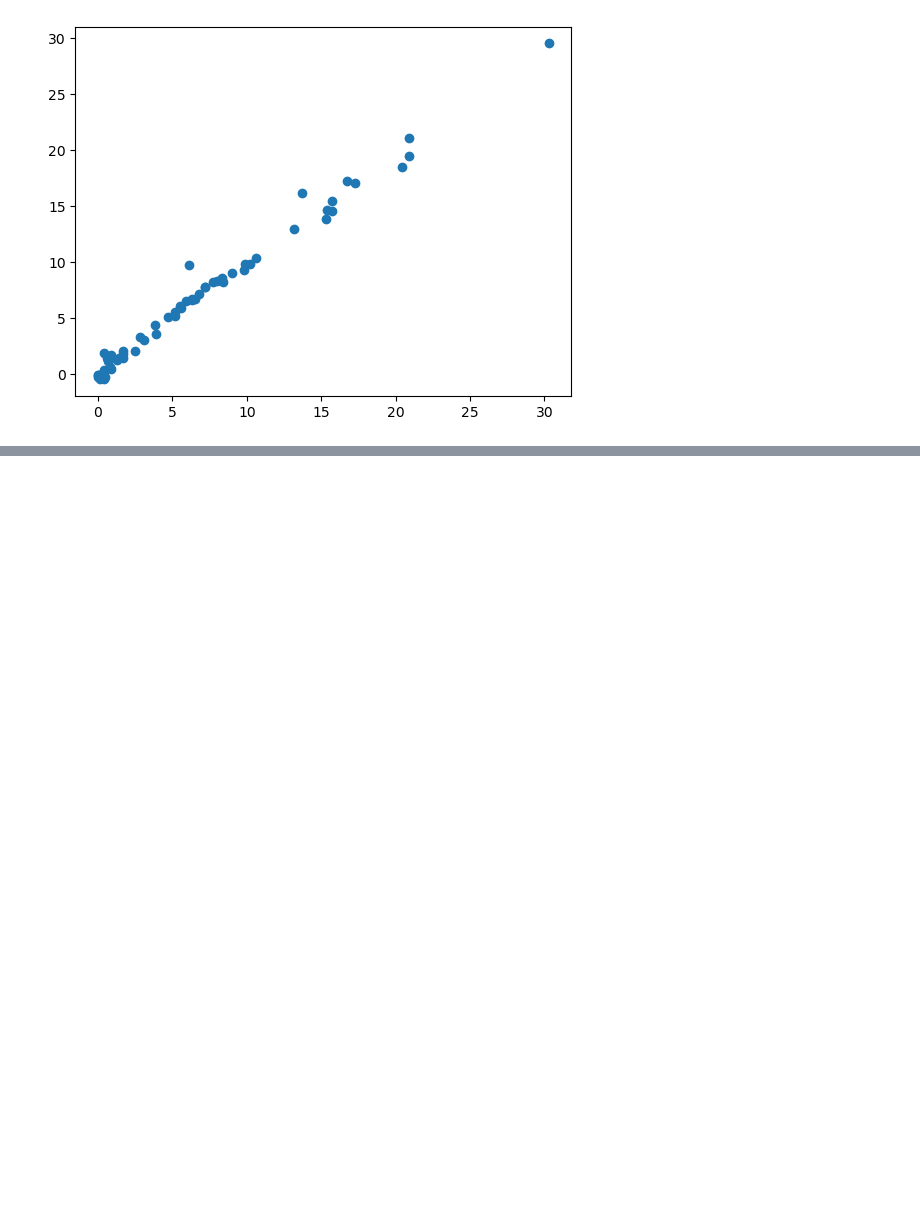
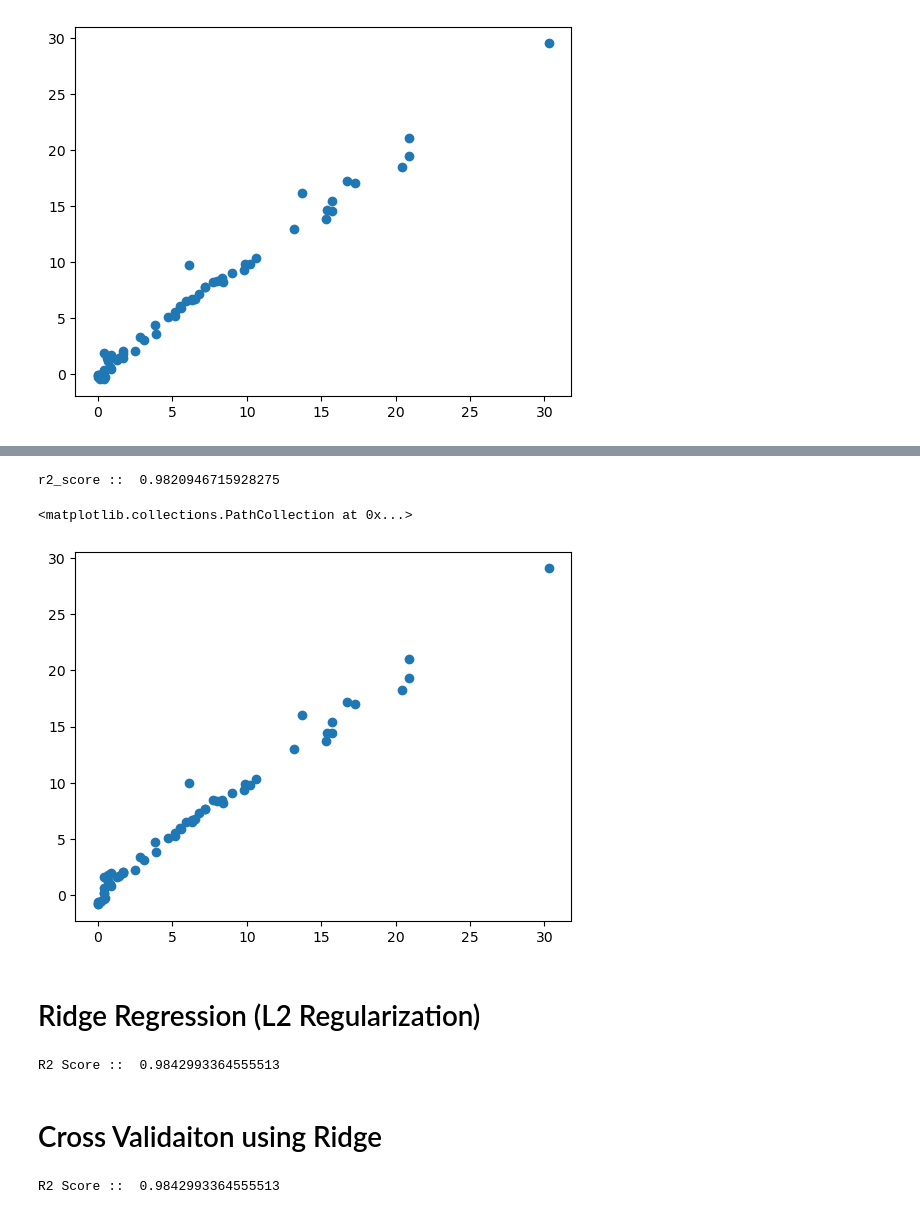
Before and after one commit to sandeepshakya2019/Machine-Learning-HandsOn, a Jupyter notebook: 01_Machine_Learning-Codes/1_MachineLearningAlgo/1_3_LinearRegressionModel.ipynb, the cells around one changed output, grey strips where cells are left out. Saved outputs shown, nothing was run; the diff lists cells and outputs as text; code cells hidden in the pictures; blank space fills up the shorter version.

```diff
--- a/01_Machine_Learning-Codes/1_MachineLearningAlgo/1_3_LinearRegressionModel.ipynb
+++ b/01_Machine_Learning-Codes/1_MachineLearningAlgo/1_3_LinearRegressionModel.ipynb
@@ -357,0 +382,10 @@ plt.scatter(y_test, y_pred_test)
+# %%
+from sklearn.linear_model import LassoCV
+from sklearn.metrics import r2_score
+lassocv = LassoCV(cv = 5)
+lassocv.fit(X_train ,y_train)
+y_pred = lassocv.predict(X_test)
+
+print("r2_score :: ", r2_score(y_test, y_pred))
+# %% [output]
+r2_score ::  0.9820946715928275
@@ -357,0 +396,27 @@ plt.scatter(y_test, y_pred_test)
+# %%
+plt.scatter(y_test, y_pred)
+# %% [output]
+<matplotlib.collections.PathCollection at 0x...>
+[figure, added]
+# %% [markdown]
+# Ridge Regression (L2 Regularization)
+# %%
+from sklearn.linear_model import Ridge
+from sklearn.metrics import r2_score
+ridge = Ridge()
+ridge.fit(X_train, y_train)
+y_pred = ridge.predict(X_test)
+print("R2 Score :: ", r2_score(y_test, y_pred))
+# %% [output]
+R2 Score ::  0.9842993364555513
+# %% [markdown]
+# Cross Validaiton using Ridge
+# %%
+from sklearn.linear_model import RidgeCV
+from sklearn.metrics import r2_score
+ridgecv = RidgeCV(cv=5)
+ridgecv.fit(X_train, y_train)
+y_pred = ridgecv.predict(X_test)
+print("R2 Score :: ", r2_score(y_test, y_pred))
+# %% [output]
+R2 Score ::  0.9842993364555513
```
Also changed, not shown: parts of 15 cells of this notebook, 2 other files.
